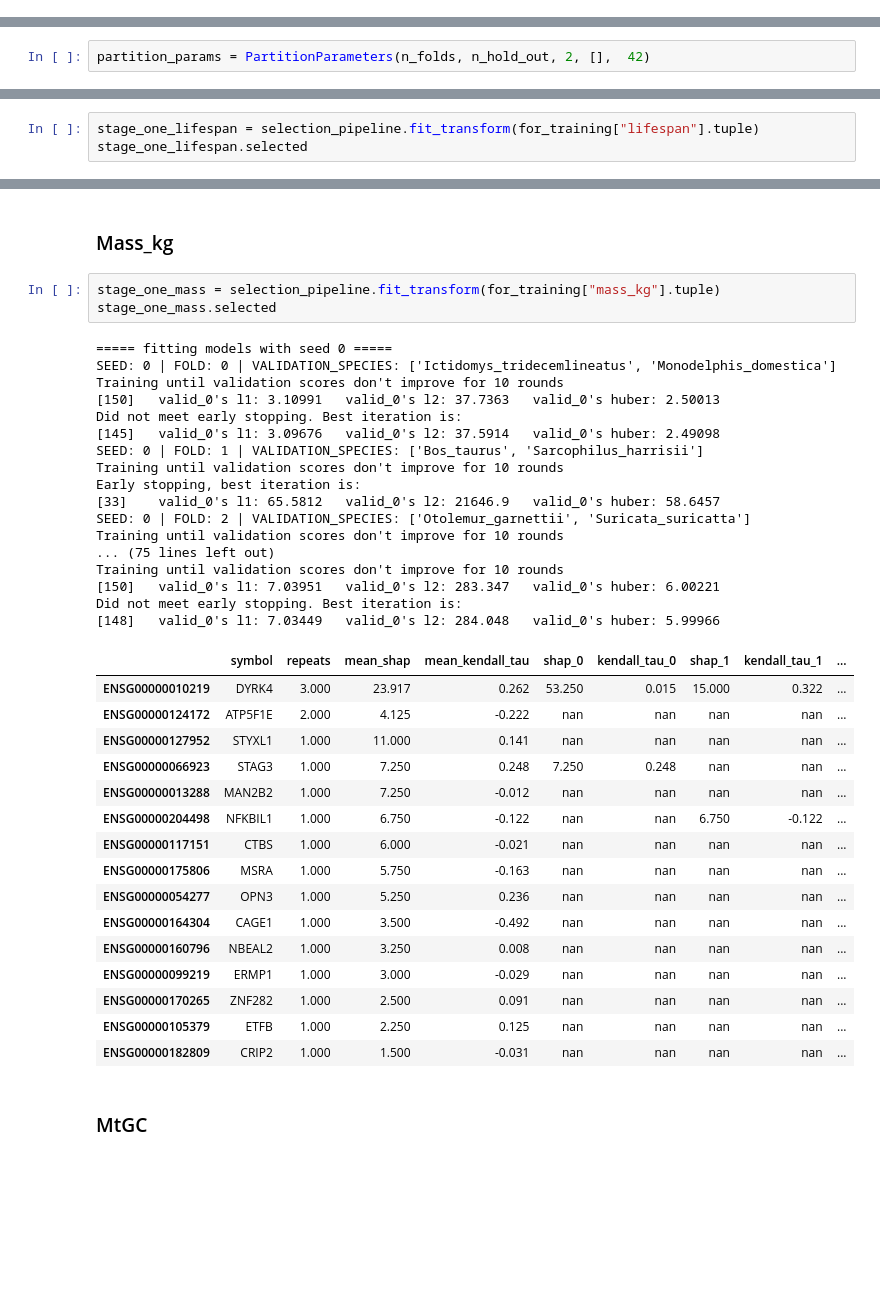
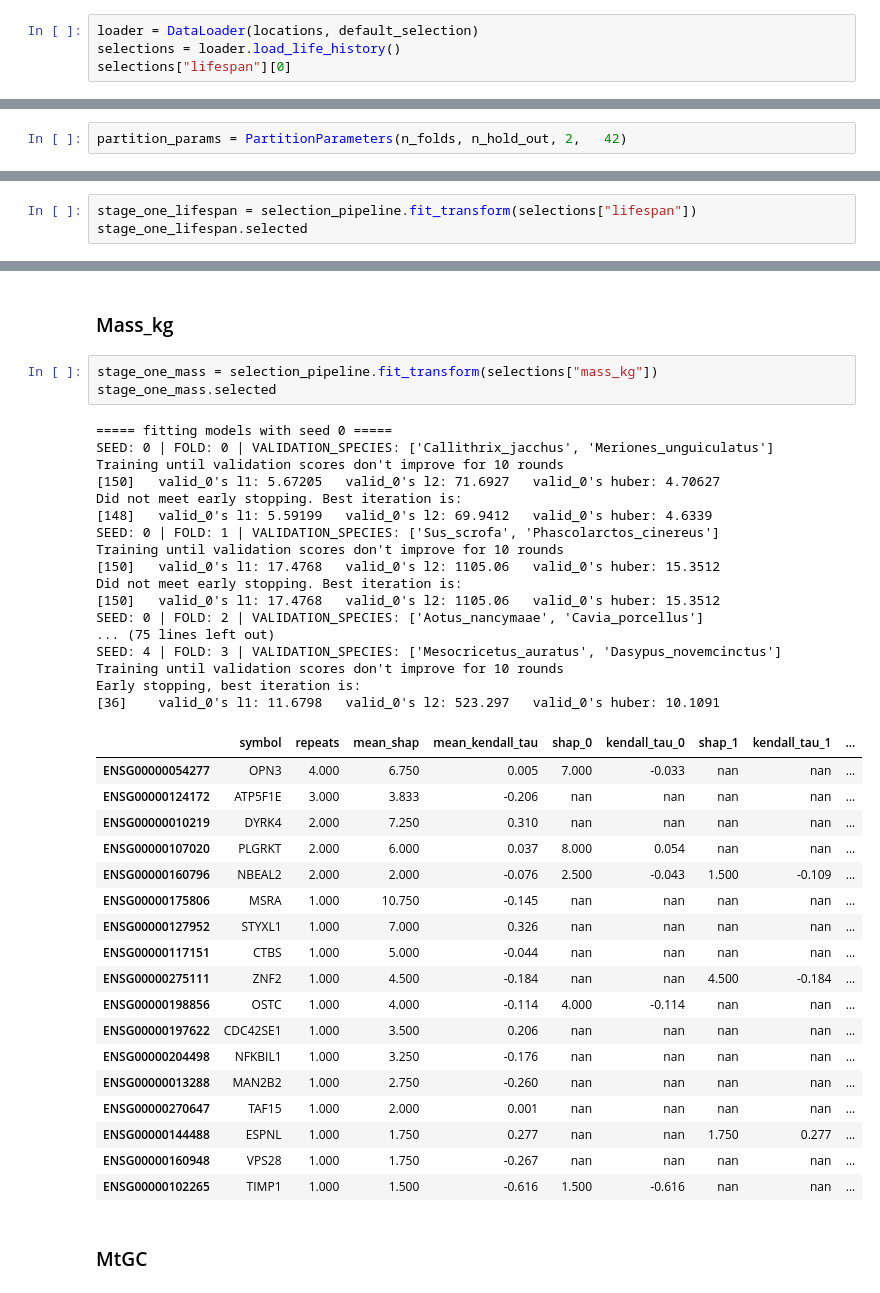
Before and after one commit to antonkulaga/yspecies, a Jupyter notebook: notebooks/shap_selection.ipynb, the cells around one changed output, grey strips where cells are left out. Cells and saved outputs as stored; diff of their text form; blank space fills up the shorter version.

```diff
--- a/notebooks/shap_selection.ipynb
+++ b/notebooks/shap_selection.ipynb
@@ -141,0 +108,4 @@ metabolic_rate
+# %%
+loader = DataLoader(locations, default_selection)
+selections = loader.load_life_history()
+selections["lifespan"][0]
@@ -144,7 +118,7 @@ metabolic_rate
 # %% [markdown]
 ### Deciding on selection parameters (which fields to include, exclude, predict)  ###
 # %%
-partition_params = PartitionParameters(n_folds, n_hold_out, 2, [],  42)
+partition_params = PartitionParameters(n_folds, n_hold_out, 2,   42)
 # %%
 partition_shap_pipe = Pipeline([
     ("partitioner", DataPartitioner()),
@@ -167,7 +147,7 @@ selection_pipeline =  Pipeline(
 # %% [markdown]
 ### Lifespan ###
 # %%
-stage_one_lifespan = selection_pipeline.fit_transform(for_training["lifespan"].tuple)
+stage_one_lifespan = selection_pipeline.fit_transform(selections["lifespan"])
 stage_one_lifespan.selected
 # %% [output]
 ===== fitting models with seed 0 =====
@@ -207,42 +189,44 @@ Did not meet early stopping. Best iteration is:
 # %% [markdown]
 ### Mass_kg ###
 # %%
-stage_one_mass = selection_pipeline.fit_transform(for_training["mass_kg"].tuple)
+stage_one_mass = selection_pipeline.fit_transform(selections["mass_kg"])
 stage_one_mass.selected
 # %% [output]
 ===== fitting models with seed 0 =====
-SEED: 0 | FOLD: 0 | VALIDATION_SPECIES: ['Ictidomys_tridecemlineatus', 'Monodelphis_domestica']
+SEED: 0 | FOLD: 0 | VALIDATION_SPECIES: ['Callithrix_jacchus', 'Meriones_unguiculatus']
 Training until validation scores don't improve for 10 rounds
-[150]   valid_0's l1: 3.10991   valid_0's l2: 37.7363   valid_0's huber: 2.50013
+[150]   valid_0's l1: 5.67205   valid_0's l2: 71.6927   valid_0's huber: 4.70627
 Did not meet early stopping. Best iteration is:
-[145]   valid_0's l1: 3.09676   valid_0's l2: 37.5914   valid_0's huber: 2.49098
-SEED: 0 | FOLD: 1 | VALIDATION_SPECIES: ['Bos_taurus', 'Sarcophilus_harrisii']
+[148]   valid_0's l1: 5.59199   valid_0's l2: 69.9412   valid_0's huber: 4.6339
+SEED: 0 | FOLD: 1 | VALIDATION_SPECIES: ['Sus_scrofa', 'Phascolarctos_cinereus']
+Training until validation scores don't improve for 10 rounds
+[150]   valid_0's l1: 17.4768   valid_0's l2: 1105.06   valid_0's huber: 15.3512
+Did not meet early stopping. Best iteration is:
+[150]   valid_0's l1: 17.4768   valid_0's l2: 1105.06   valid_0's huber: 15.3512
+SEED: 0 | FOLD: 2 | VALIDATION_SPECIES: ['Aotus_nancymaae', 'Cavia_porcellus']
+... (75 lines left out)
+SEED: 4 | FOLD: 3 | VALIDATION_SPECIES: ['Mesocricetus_auratus', 'Dasypus_novemcinctus']
 Training until validation scores don't improve for 10 rounds
 Early stopping, best iteration is:
-[33]    valid_0's l1: 65.5812   valid_0's l2: 21646.9   valid_0's huber: 58.6457
-SEED: 0 | FOLD: 2 | VALIDATION_SPECIES: ['Otolemur_garnettii', 'Suricata_suricatta']
-Training until validation scores don't improve for 10 rounds
-... (75 lines left out)
-Training until validation scores don't improve for 10 rounds
-[150]   valid_0's l1: 7.03951   valid_0's l2: 283.347   valid_0's huber: 6.00221
-Did not meet early stopping. Best iteration is:
-[148]   valid_0's l1: 7.03449   valid_0's l2: 284.048   valid_0's huber: 5.99966
+[36]    valid_0's l1: 11.6798   valid_0's l2: 523.297   valid_0's huber: 10.1091
 |  | symbol | repeats | mean_shap | mean_kendall_tau | shap_0 | kendall_tau_0 | shap_1 | kendall_tau_1 | ... |
-| ENSG00000010219 | DYRK4 | 3.000 | 23.917 | 0.262 | 53.250 | 0.015 | 15.000 | 0.322 | ... |
-| ENSG00000124172 | ATP5F1E | 2.000 | 4.125 | -0.222 | nan | nan | nan | nan | ... |
-| ENSG00000127952 | STYXL1 | 1.000 | 11.000 | 0.141 | nan | nan | nan | nan | ... |
-| ENSG00000066923 | STAG3 | 1.000 | 7.250 | 0.248 | 7.250 | 0.248 | nan | nan | ... |
-| ENSG00000013288 | MAN2B2 | 1.000 | 7.250 | -0.012 | nan | nan | nan | nan | ... |
-| ENSG00000204498 | NFKBIL1 | 1.000 | 6.750 | -0.122 | nan | nan | 6.750 | -0.122 | ... |
-| ENSG00000117151 | CTBS | 1.000 | 6.000 | -0.021 | nan | nan | nan | nan | ... |
-| ENSG00000175806 | MSRA | 1.000 | 5.750 | -0.163 | nan | nan | nan | nan | ... |
-| ENSG00000054277 | OPN3 | 1.000 | 5.250 | 0.236 | nan | nan | nan | nan | ... |
-| ENSG00000164304 | CAGE1 | 1.000 | 3.500 | -0.492 | nan | nan | nan | nan | ... |
-| ENSG00000160796 | NBEAL2 | 1.000 | 3.250 | 0.008 | nan | nan | nan | nan | ... |
-| ENSG00000099219 | ERMP1 | 1.000 | 3.000 | -0.029 | nan | nan | nan | nan | ... |
-| ENSG00000170265 | ZNF282 | 1.000 | 2.500 | 0.091 | nan | nan | nan | nan | ... |
-| ENSG00000105379 | ETFB | 1.000 | 2.250 | 0.125 | nan | nan | nan | nan | ... |
-| ENSG00000182809 | CRIP2 | 1.000 | 1.500 | -0.031 | nan | nan | nan | nan | ... |
+| ENSG00000054277 | OPN3 | 4.000 | 6.750 | 0.005 | 7.000 | -0.033 | nan | nan | ... |
+| ENSG00000124172 | ATP5F1E | 3.000 | 3.833 | -0.206 | nan | nan | nan | nan | ... |
+| ENSG00000010219 | DYRK4 | 2.000 | 7.250 | 0.310 | nan | nan | nan | nan | ... |
+| ENSG00000107020 | PLGRKT | 2.000 | 6.000 | 0.037 | 8.000 | 0.054 | nan | nan | ... |
+| ENSG00000160796 | NBEAL2 | 2.000 | 2.000 | -0.076 | 2.500 | -0.043 | 1.500 | -0.109 | ... |
+| ENSG00000175806 | MSRA | 1.000 | 10.750 | -0.145 | nan | nan | nan | nan | ... |
+| ENSG00000127952 | STYXL1 | 1.000 | 7.000 | 0.326 | nan | nan | nan | nan | ... |
+| ENSG00000117151 | CTBS | 1.000 | 5.000 | -0.044 | nan | nan | nan | nan | ... |
+| ENSG00000275111 | ZNF2 | 1.000 | 4.500 | -0.184 | nan | nan | 4.500 | -0.184 | ... |
+| ENSG00000198856 | OSTC | 1.000 | 4.000 | -0.114 | 4.000 | -0.114 | nan | nan | ... |
+| ENSG00000197622 | CDC42SE1 | 1.000 | 3.500 | 0.206 | nan | nan | nan | nan | ... |
+| ENSG00000204498 | NFKBIL1 | 1.000 | 3.250 | -0.176 | nan | nan | nan | nan | ... |
+| ENSG00000013288 | MAN2B2 | 1.000 | 2.750 | -0.260 | nan | nan | nan | nan | ... |
+| ENSG00000270647 | TAF15 | 1.000 | 2.000 | 0.001 | nan | nan | nan | nan | ... |
+| ENSG00000144488 | ESPNL | 1.000 | 1.750 | 0.277 | nan | nan | 1.750 | 0.277 | ... |
+| ENSG00000160948 | VPS28 | 1.000 | 1.750 | -0.267 | nan | nan | nan | nan | ... |
+| ENSG00000102265 | TIMP1 | 1.000 | 1.500 | -0.616 | 1.500 | -0.616 | nan | nan | ... |
 # %% [markdown]
 ### MtGC ###
 # %%
```
Also changed, not shown: parts of 11 cells of this notebook, 6 other files.
